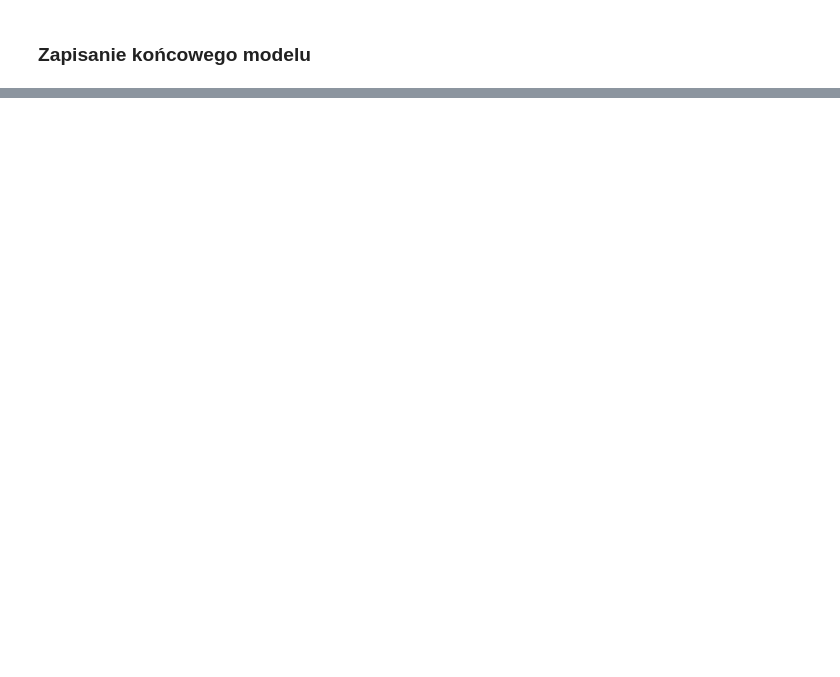
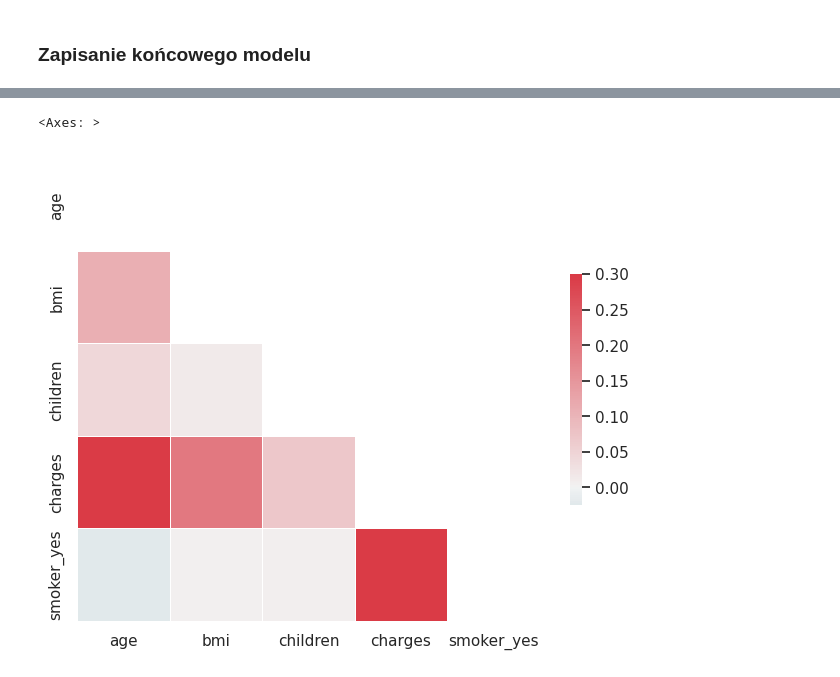
Before and after one commit to kamsolek/machine-learning-bootcamp, a Jupyter notebook: supervised/02_regression/04_backward_elimination.ipynb, the cells around one changed output, grey strips where cells are left out. Saved outputs shown, nothing was run; the diff lists cells and outputs as text; code cells hidden in the pictures; blank space fills up the shorter version.

```diff
--- a/supervised/02_regression/04_backward_elimination.ipynb
+++ b/supervised/02_regression/04_backward_elimination.ipynb
@@ -549,0 +552,4 @@ ols.save('model.pickle')
+# %%
+df=df_raw.copy()
+df.info()
+df.head()
@@ -549,0 +577,3 @@ ols.save('model.pickle')
+# %%
+df_dummies = pd.get_dummies(df, drop_first=True, dtype=int)
+df_dummies
@@ -549,0 +594,3 @@ ols.save('model.pickle')
+# %%
+df_dummies = df_dummies.drop(['region_southwest', 'region_southeast', 'region_northwest', 'sex_male'], axis=1)
+df_dummies
@@ -549,0 +611,3 @@ ols.save('model.pickle')
+# %%
+corr = df_dummies.corr()
+corr
@@ -549,0 +621,11 @@ ols.save('model.pickle')
+# %%
+sns.set(style="white")
+mask = np.zeros_like(corr, dtype=np.bool)
+mask[np.triu_indices_from(mask)] = True
+f, ax = plt.subplots(figsize=(8, 6))
+cmap = sns.diverging_palette(220, 10, as_cmap=True)
+sns.heatmap(corr, mask=mask, cmap=cmap, vmax=.3, center=0,
+            square=True, linewidths=.5, cbar_kws={"shrink": .5})
+# %% [output]
+<Axes: >
+[figure, added]
```
Also changed, not shown: parts of 27 cells of this notebook.
